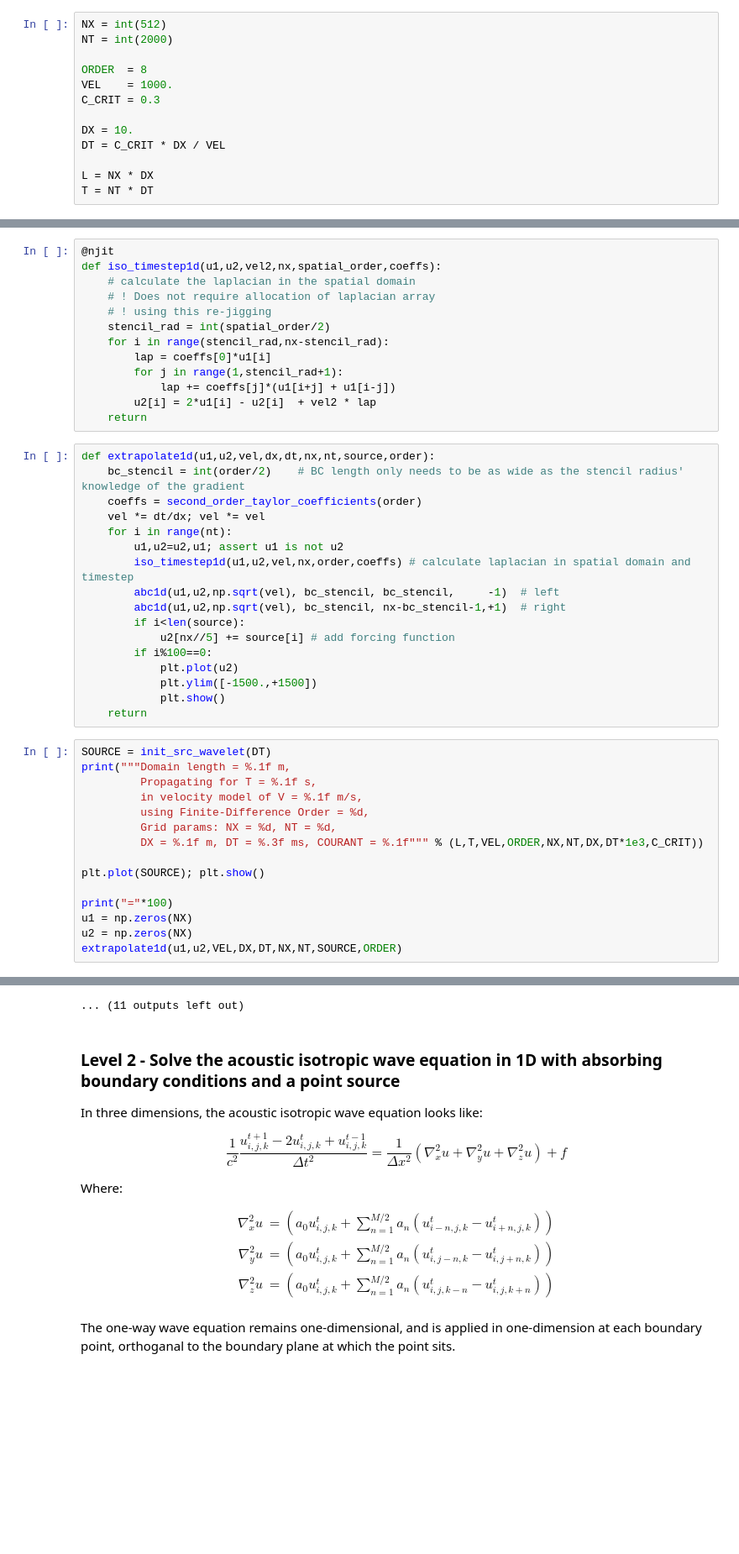
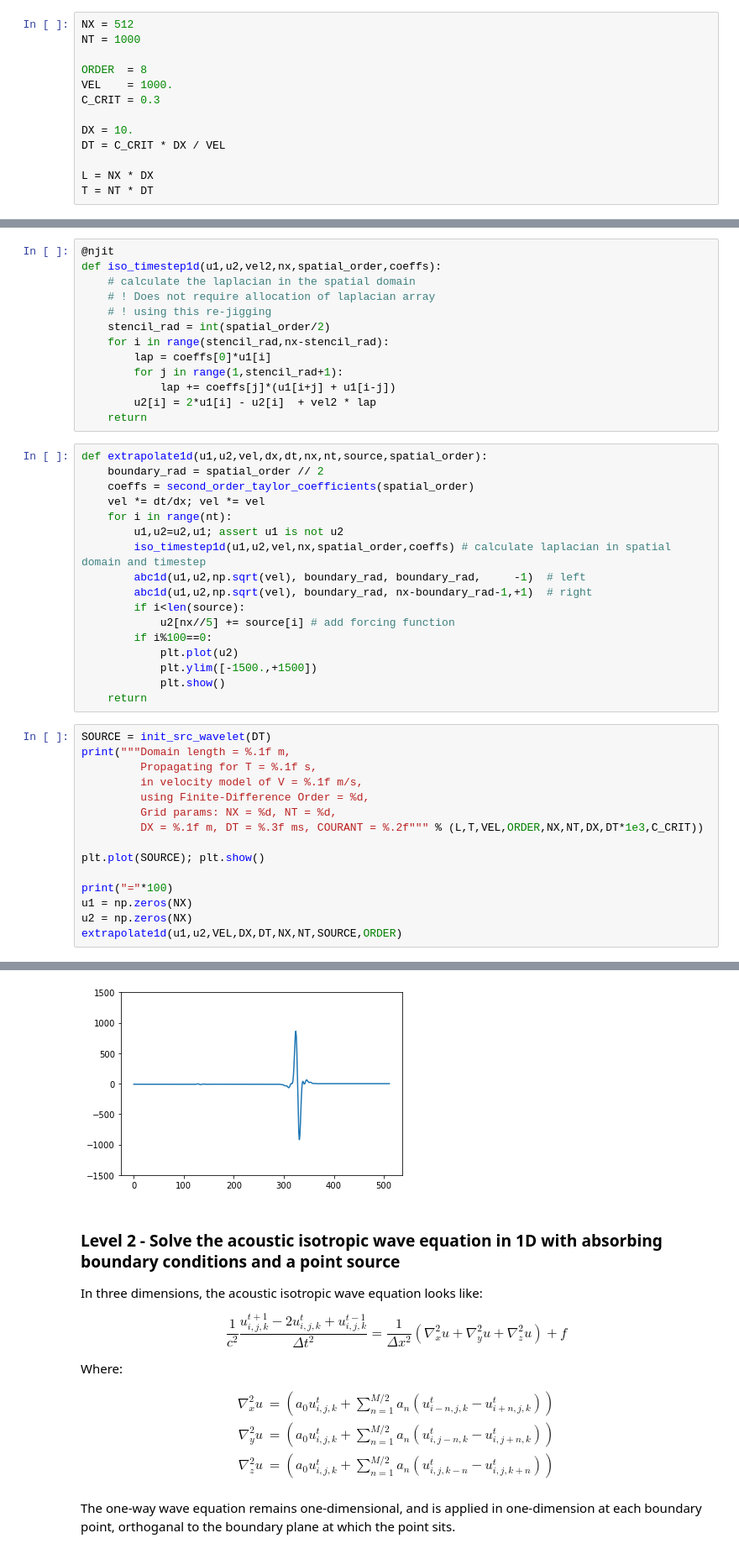
Before and after one commit to TheGitPuller/waveprop-examples, a Jupyter notebook: objectives.ipynb, the cells around one changed output, grey strips where cells are left out. Shown at 84% size. Cells and saved outputs as stored; diff of their text form; blank space fills up the shorter version.

```diff
--- a/objectives.ipynb
+++ b/objectives.ipynb
@@ -34,8 +34,8 @@ $$
 
 Which is tantamount to an upwind and downwind discretisation at the boundaries to usher the wavefield out of the domain while preventing transfer of information back into the domain.
 # %%
-NX = int(512)
-NT = int(2000)
+NX = 512
+NT = 1000
 
 ORDER  = 8
 VEL    = 1000.
@@ -132,15 +132,15 @@ def iso_timestep1d(u1,u2,vel2,nx,spatial_order,coeffs):
         u2[i] = 2*u1[i] - u2[i]  + vel2 * lap
     return
 # %%
-def extrapolate1d(u1,u2,vel,dx,dt,nx,nt,source,order):
-    bc_stencil = int(order/2)    # BC length only needs to be as wide as the stencil radius' knowledge of the gradient
-    coeffs = second_order_taylor_coefficients(order)
+def extrapolate1d(u1,u2,vel,dx,dt,nx,nt,source,spatial_order):
+    boundary_rad = spatial_order // 2
+    coeffs = second_order_taylor_coefficients(spatial_order)
     vel *= dt/dx; vel *= vel
     for i in range(nt):
         u1,u2=u2,u1; assert u1 is not u2
-        iso_timestep1d(u1,u2,vel,nx,order,coeffs) # calculate laplacian in spatial domain and timestep
-        abc1d(u1,u2,np.sqrt(vel), bc_stencil, bc_stencil,     -1)  # left
-        abc1d(u1,u2,np.sqrt(vel), bc_stencil, nx-bc_stencil-1,+1)  # right
+        iso_timestep1d(u1,u2,vel,nx,spatial_order,coeffs) # calculate laplacian in spatial domain and timestep
+        abc1d(u1,u2,np.sqrt(vel), boundary_rad, boundary_rad,     -1)  # left
+        abc1d(u1,u2,np.sqrt(vel), boundary_rad, nx-boundary_rad-1,+1)  # right
         if i<len(source):
             u2[nx//5] += source[i] # add forcing function
         if i%100==0:
@@ -155,7 +155,7 @@ print("""Domain length = %.1f m,
          in velocity model of V = %.1f m/s,
          using Finite-Difference Order = %d,
          Grid params: NX = %d, NT = %d,
-         DX = %.1f m, DT = %.3f ms, COURANT = %.1f""" % (L,T,VEL,ORDER,NX,NT,DX,DT*1e3,C_CRIT))
+         DX = %.1f m, DT = %.3f ms, COURANT = %.2f""" % (L,T,VEL,ORDER,NX,NT,DX,DT*1e3,C_CRIT))
 
 plt.plot(SOURCE); plt.show()
 
@@ -173,15 +173,15 @@ Domain length = 5120.0 m,
 [figure]
 ====================================================================================================
 [figure]
 [figure]
 [figure]
 [figure]
 [figure]
 [figure]
 [figure]
 [figure]
 [figure]
-... (11 outputs left out)
+[figure, added]
 # %% [markdown]
 ### Level 2 - Solve the acoustic isotropic wave equation in 1D with absorbing boundary conditions and a point source
 
```
Also changed, not shown: parts of 7 cells of this notebook.
